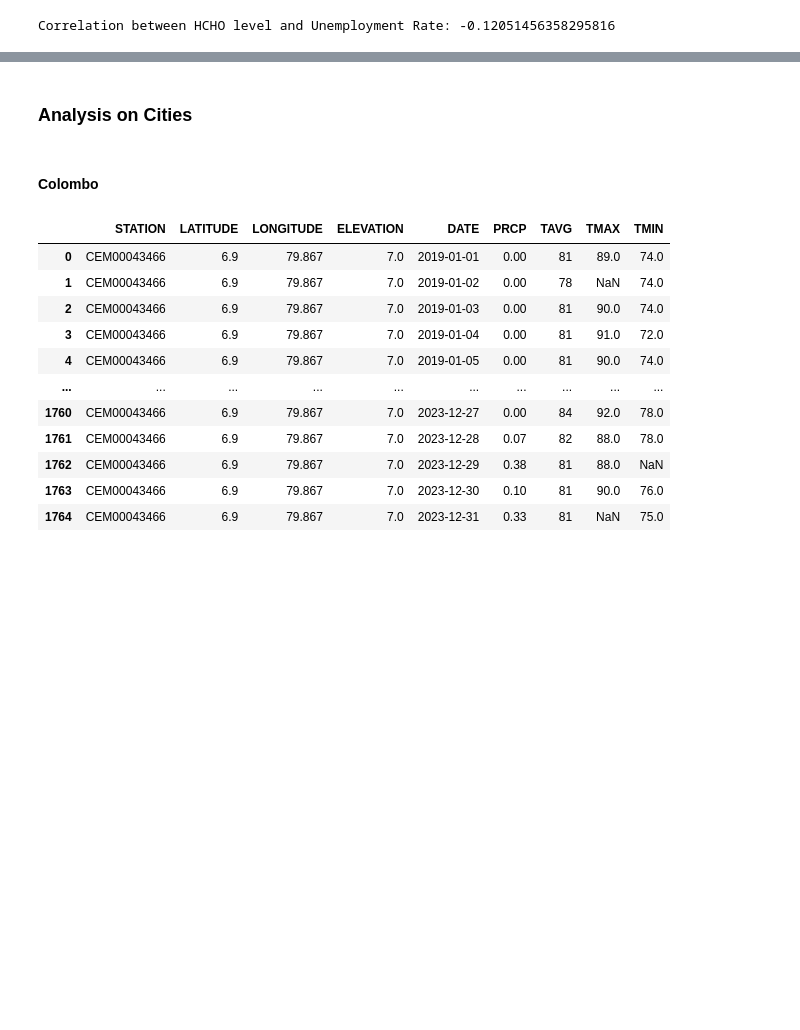
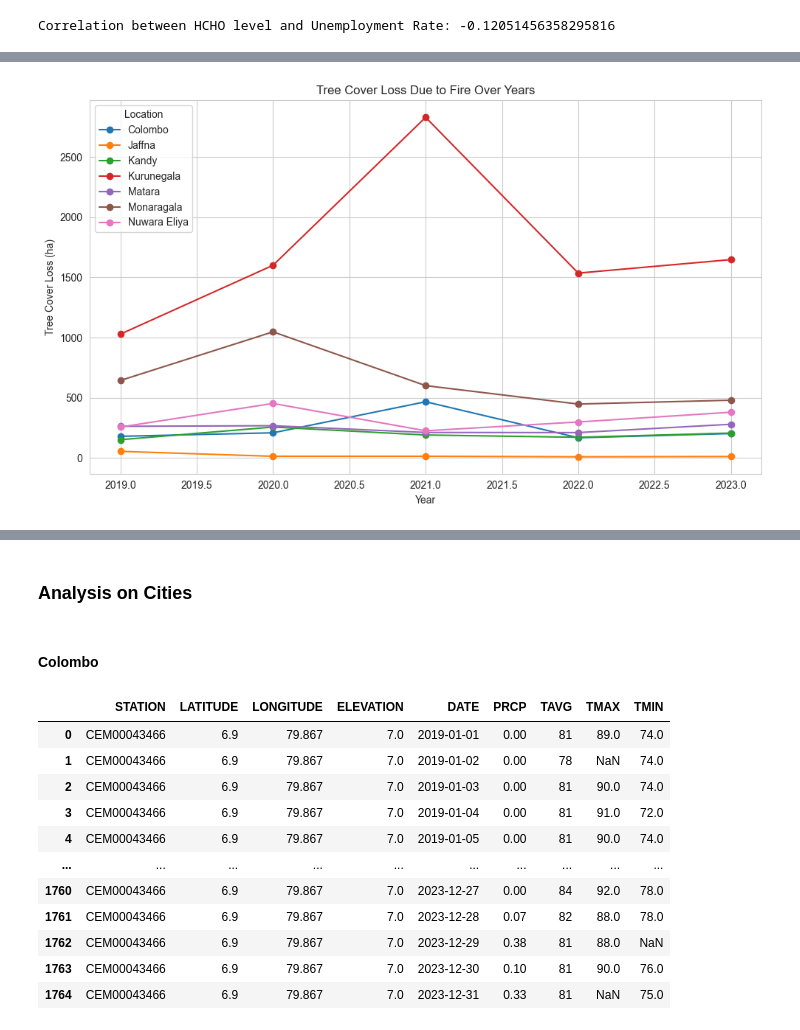
Before and after one commit to arkhash0309/Smog-Sentry, a Jupyter notebook: Spatio_temporal_analysis.ipynb, the cells around one changed output, grey strips where cells are left out. Saved outputs shown, nothing was run; the diff lists cells and outputs as text; code cells hidden in the pictures; blank space fills up the shorter version.

```diff
--- a/Spatio_temporal_analysis.ipynb
+++ b/Spatio_temporal_analysis.ipynb
@@ -387,0 +484,3 @@ Correlation between HCHO level and Unemployment Rate: -0.12051456358295816
+# %%
+tree_cover_loss_df = pd.DataFrame(tree_cover_loss[1:], columns=tree_cover_loss[0])
+tree_cover_loss_df
@@ -387,0 +505,14 @@ Correlation between HCHO level and Unemployment Rate: -0.12051456358295816
+# %%
+plt.figure(figsize=(10,6))
+# Group by location and plot each group
+for location, data in tree_cover_loss_df.groupby('Location'):
+    plt.plot(data['Year'], data['Tree Cover Loss (ha)'], marker='o', label=location)
+plt.title('Tree Cover Loss Due to Fire Over Years')
+plt.xlabel('Year')
+plt.ylabel('Tree Cover Loss (ha)')
+plt.legend(title='Location', loc='upper left')
+plt.grid(True)
+plt.tight_layout()
+plt.show()
+# %% [output]
+[figure, added]
```
Also changed, not shown: parts of 21 cells of this notebook, 19 other files.
